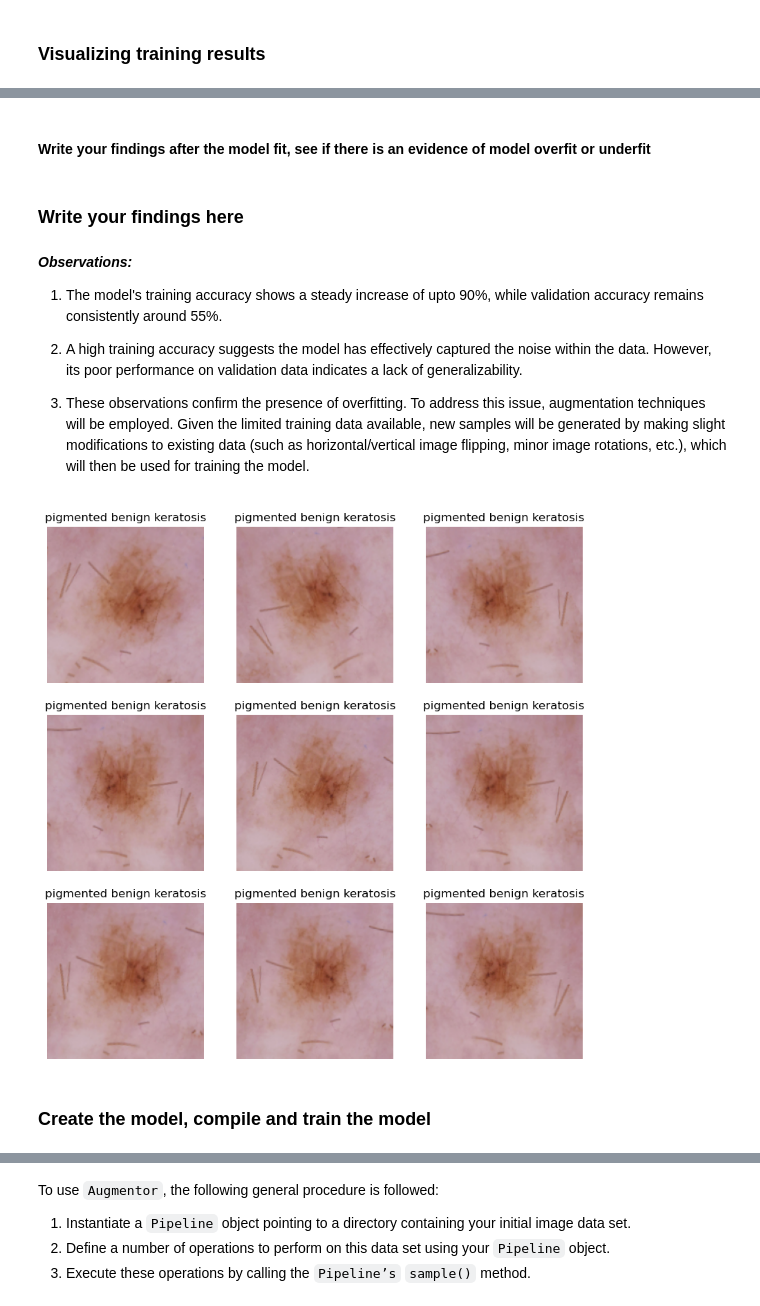
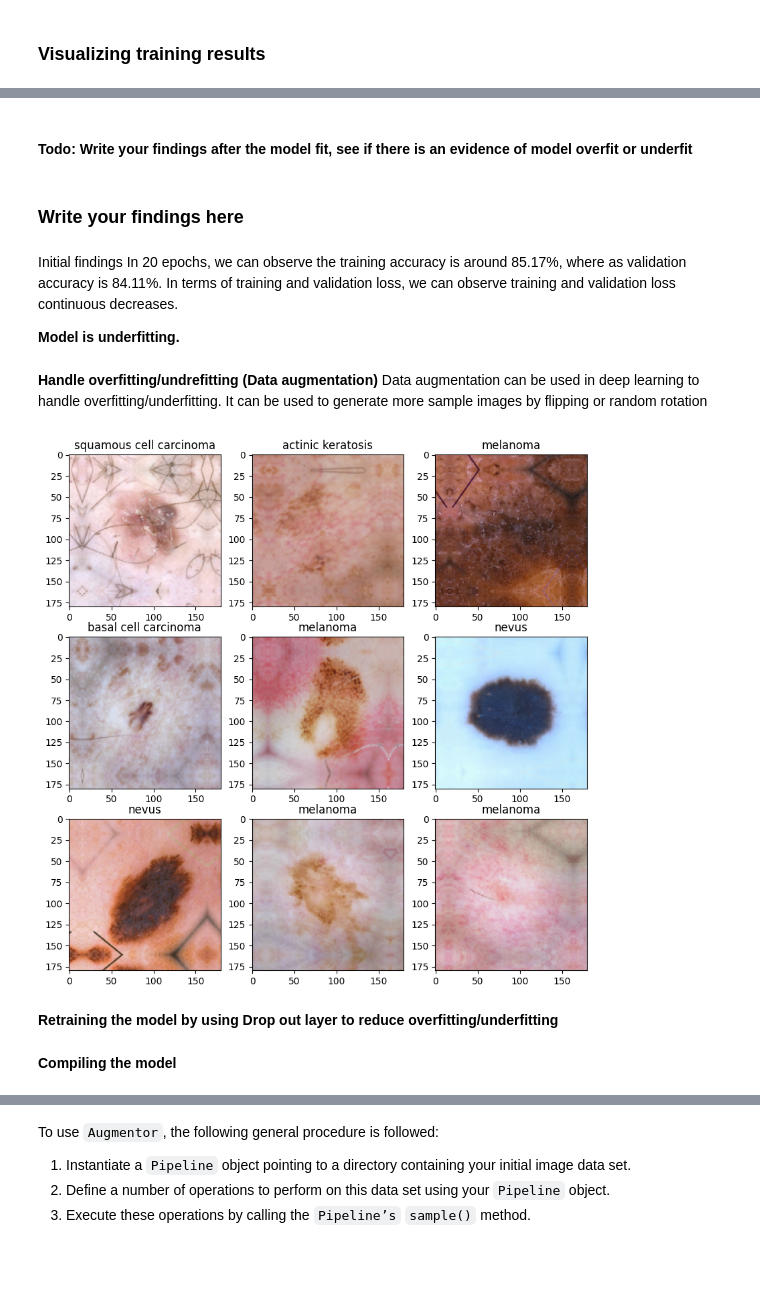
Before and after one commit to aniltiwari-tech/Melanoma-Detection-Assignment, a Jupyter notebook: Anil_Tiwari_nn.ipynb, the cells around one changed output, grey strips where cells are left out. Cells and saved outputs as stored; diff of their text form; code cells hidden in the pictures; blank space fills up the shorter version.

```diff
--- a/Anil_Tiwari_nn.ipynb
+++ b/Anil_Tiwari_nn.ipynb
@@ -101,13 +130,11 @@ print(class_names)
 # %%
 import matplotlib.pyplot as plt
 
-### your code goes here, you can use training or validation data to visualize
-
 plt.figure(figsize=(10, 10))
 for images, labels in train_ds.take(1):
-    for i in range(9):
-        ax = plt.subplot(3, 3, i + 1)
-        plt.imshow(images[i].numpy().astype("uint8"))
-        plt.title(class_names[labels[i]])
-        plt.axis("off")
+  for i in range(9):
+    ax = plt.subplot(3, 3, i + 1)
+    plt.imshow(images[i].numpy().astype("uint8"))
+    ax.set_title(class_names[labels[i]])
+plt.show()
 # %% [output]
@@ -229,35 +281,35 @@ plt.show()
 # %% [markdown]
-#### Write your findings after the model fit, see if there is an evidence of model overfit or underfit
+#### Todo: Write your findings after the model fit, see if there is an evidence of model overfit or underfit
 # %% [markdown]
 ### Write your findings here
-# %% [markdown]
-***Observations:***
-
-1. The model's training accuracy shows a steady increase of upto 90%, while validation accuracy remains consistently around 55%.
-
-2. A high training accuracy suggests the model has effectively captured the noise within the data. However, its poor performance on validation data indicates a lack of generalizability.
-
-3. These observations confirm the presence of overfitting. To address this issue, augmentation techniques will be employed. Given the limited training data available, new samples will be generated by making slight modifications to existing data (such as horizontal/vertical image flipping, minor image rotations, etc.), which will then be used for training the model.
+# %% [markdown]
+Initial findings
+In 20 epochs, we can observe the training accuracy is around 85.17%, where as validation accuracy is 84.11%. In terms of training and validation loss, we can observe training and validation loss continuous decreases.
+
+**Model is underfitting.**
+# %% [markdown]
+**Handle overfitting/undrefitting (Data augmentation)**
+Data augmentation can be used in deep learning to handle overfitting/underfitting. It can be used to generate more sample images by flipping or random rotation
 # %%
-# After you have analysed the model fit history for presence of underfit or overfit, choose an appropriate data augumentation strategy.
-# Your code goes here
+# Todo, after you have analysed the model fit history for presence of underfit or overfit, choose an appropriate data augumentation strategy.
+from keras.src.legacy.preprocessing.image import ImageDataGenerator
 
-augmentation_data = keras.Sequential([
-                                      layers.experimental.preprocessing.RandomFlip("horizontal", input_shape=(img_height, img_width, 3)),
-                                      layers.experimental.preprocessing.RandomRotation(0.1),
-                                      layers.experimental.preprocessing.RandomZoom(0.1),
+data_aug = keras.Sequential([
+       layers.RandomFlip(mode="horizontal_and_vertical",input_shape=(img_height,img_width,3)),
+       layers.RandomRotation(0.2, fill_mode='reflect'),
+       layers.RandomZoom(height_factor=(0.2, 0.3), width_factor=(0.2, 0.3), fill_mode='reflect')
 ])
 # %%
-# Visualize how your augmentation strategy works for one instance of training image.
-# Your code goes here
+# Todo, visualize how your augmentation strategy works for one instance of training image.
 
 plt.figure(figsize=(10, 10))
-for images, labels in train_ds.take(1):
-    for i in range(9):
-        augmented_images = augmentation_data(images)
-        ax = plt.subplot(3, 3, i + 1)
-        plt.imshow(augmented_images[0].numpy().astype("uint8"))
-        plt.title(class_names[labels[0]])
-        plt.axis("off")
+for images, labels in  train_ds.take(1):
+  for i in range(9):
+    ax = plt.subplot(3, 3, i + 1)
+    plt.imshow(data_aug(images)[i].numpy().astype("uint8"))
+    ax.set_title(class_names[labels[i]])
+plt.show()
 # %% [output]
-[figure, old version]
+[figure, new version]
+# %% [markdown]
+**Retraining the model by using Drop out layer to reduce overfitting/underfitting**
@@ -264,2 +338,2 @@ for images, labels in train_ds.take(1):
 # %% [markdown]
-### Create the model, compile and train the model
+**Compiling the model**
```
Also changed, not shown: parts of 92 cells of this notebook, 1 other file.
